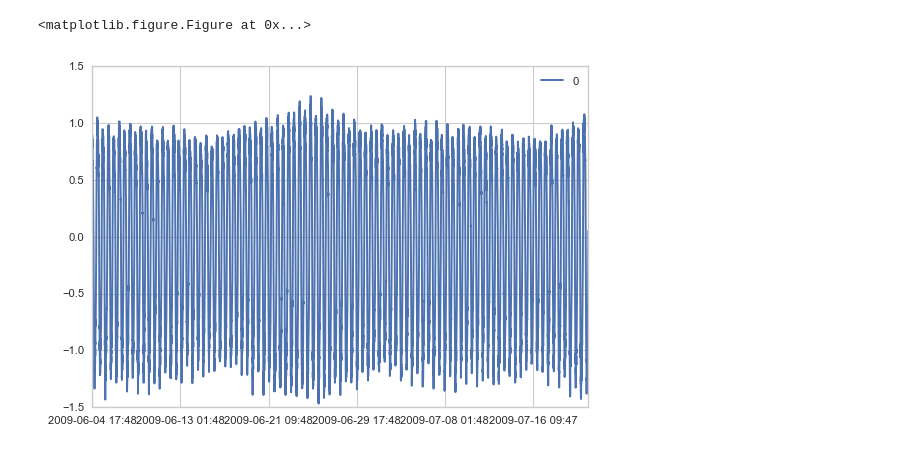
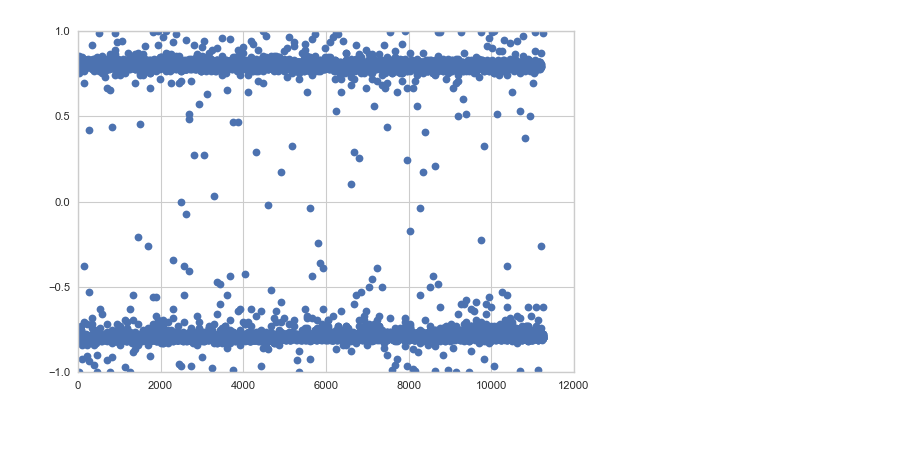
Before and after one commit to BAJJCapstone/MHK-LCoE, a Jupyter notebook: CurrentHM.ipynb, the cells around one changed output. Drawn from its saved outputs; the diff is of its cells as text; code cells hidden in the pictures.

```diff
--- a/CurrentHM.ipynb
+++ b/CurrentHM.ipynb
@@ -19,20 +19,19 @@ from Calculator import maintenance, operation
 # %%
 station_data = os.path.join('currentData', 'COD0903.pkl')
 
 currents = pd.read_pickle(station_data)
 currents.dropna()
 
-currents['COD0903.1.s'] = pd.to_numeric(currents['COD0903.1.s'])
-currents['COD0903.1.d'] = pd.to_numeric(currents['COD0903.1.d'])
-speedAndDirection = pd.DataFrame(currents['COD0903.1.s'].values/100.*np.cos(currents['COD0903.1.d'].values*np.pi/180.),
-                                 index=currents.index)
+currents['COD0903.7.s'] = pd.to_numeric(currents['COD0903.7.s'])
+currents['COD0903.7.d'] = pd.to_numeric(currents['COD0903.7.d'])
+# speedAndDirection = pd.DataFrame(currents['COD0903.7.s'].values/100.*np.cos(currents['COD0903.7.d'].values*np.pi/180.),
+#                                  index=currents.index)
 
 plt.figure()
-speedAndDirection.plot()
+plt.plot(np.arange(0, len(currents['COD0903.7.d'])),np.cos(currents['COD0903.7.d']*np.pi/180), 'o')
 plt.show()
 # %% [output]
-<matplotlib.figure.Figure at 0x...>
-[figure, old version]
+[figure, new version]
 # %%
 Bournedale = TidalStation(8447191)
 time, height = Bournedale.predictWaterLevels(0, 24*30)
```
Also changed, not shown: parts of 3 cells of this notebook, 8 other files.
